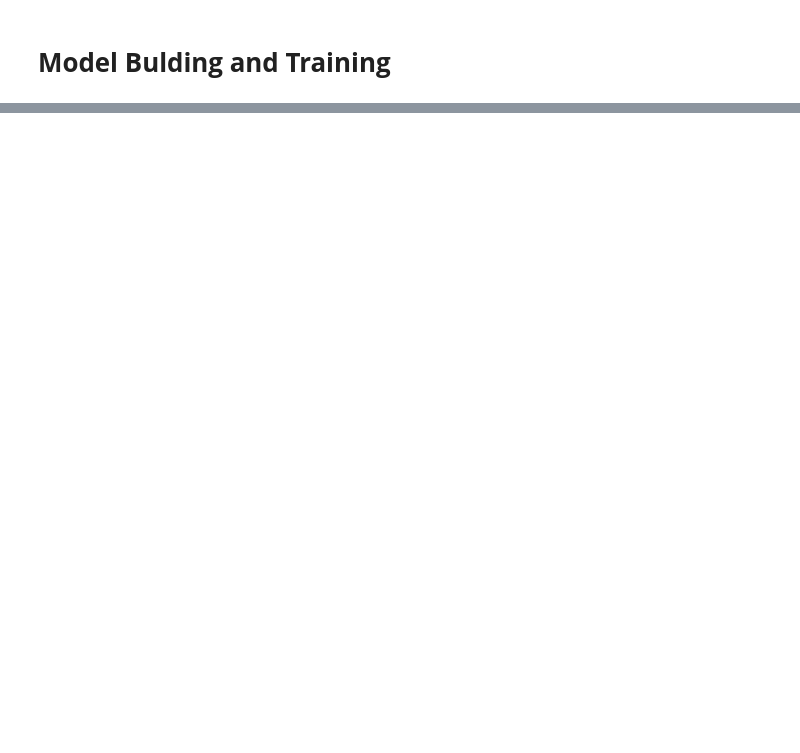
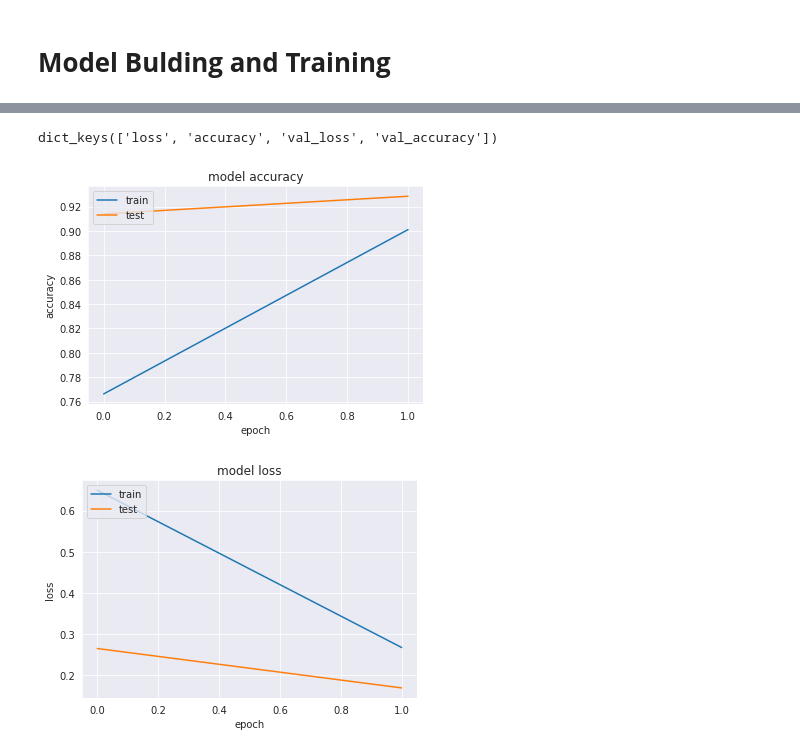
Before and after one commit to orugantiv/CSCE-585, a Jupyter notebook: Models/EmotionModels.ipynb, the cells around one changed output, grey strips where cells are left out. Drawn from its saved outputs; the diff is of its cells as text; code cells hidden in the pictures; blank space fills up the shorter version.

```diff
--- a/Models/EmotionModels.ipynb
+++ b/Models/EmotionModels.ipynb
@@ -206,2 +195,27 @@ print(testDataSet)
 # %% [markdown]
 # **Model Bulding and Training**
+# %%
+def CreateModel(model,
+                numLabels,
+                maxSentanceLength):
+  input_ids = tf.keras.layers.Input(shape=(100,),name="input_ids", dtype='int32')
+  mask = tf.keras.layers.Input(shape=(100,),name="attention_mask",dtype='int32')
+  embeddings = model(input_ids,attention_mask=mask)[0]
+  X = tf.keras.layers.Dropout(0.1)(embeddings)
+  Y = tf.keras.layers.Dense(6,activation='softmax',name='outputs')(X)
+  testModel = tf.keras.Model(inputs=[input_ids,mask],outputs=Y)
+  return testModel
+# %%
+# print(testModel.shape)
+trainDataSet,tokenizer = TextEncoding("roberta-base",list(trainData['Text']),encodedTrainLabels,16,1000,100)
+valDataSet,tokenizer = TextEncoding("roberta-base",list(valData['Text']),encodedValLabels,16,1000,100)
+testDataSet,tokenizer = TextEncoding("roberta-base",list(testData['Text']),encodedTestLabels,16,1000,100)
+# %%
+model = TFRobertaForSequenceClassification.from_pretrained('roberta-base',num_labels=6)
+model = CreateModel(model,6,100)
+model.compile(optimizer=tf.keras.optimizers.Adam(learning_rate=5e-5), loss=tf.keras.losses.CategoricalCrossentropy(),
+              metrics=['accuracy'])
+hist = model.fit(trainDataSet.batch(16),
+          epochs=2,
+          batch_size=16,
+          validation_data =valDataSet.batch(16))
@@ -207,0 +229,22 @@ print(testDataSet)
+# %%
+print(hist.history.keys())
+plt.plot(hist.history['accuracy'])
+plt.plot(hist.history['val_accuracy'])
+plt.title('model accuracy')
+plt.ylabel('accuracy')
+plt.xlabel('epoch')
+plt.legend(['train', 'test'], loc='upper left')
+plt.show()
+
+
+plt.plot(hist.history['loss'])
+plt.plot(hist.history['val_loss'])
+plt.title('model loss')
+plt.ylabel('loss')
+plt.xlabel('epoch')
+plt.legend(['train', 'test'], loc='upper left')
+plt.show()
+# %% [output]
+dict_keys(['loss', 'accuracy', 'val_loss', 'val_accuracy'])
+[figure, added]
+[figure, added]
```
Also changed, not shown: parts of 18 cells of this notebook.
